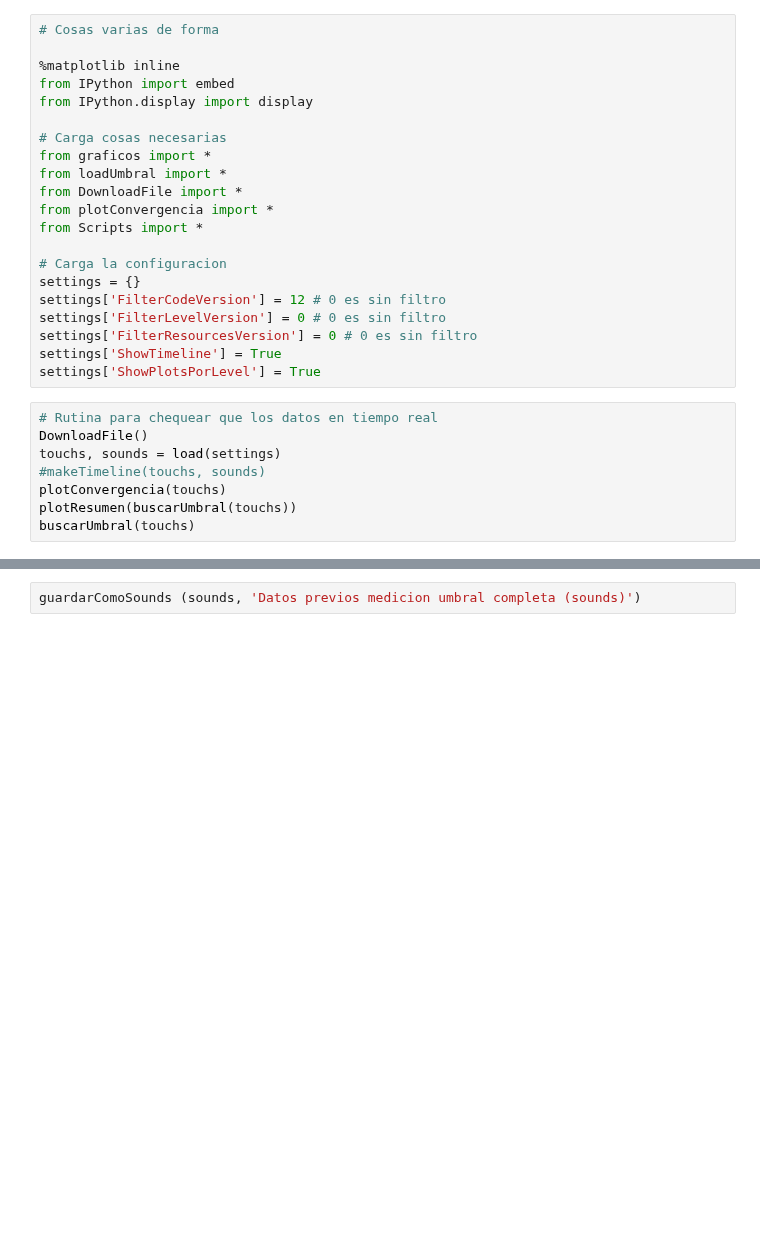
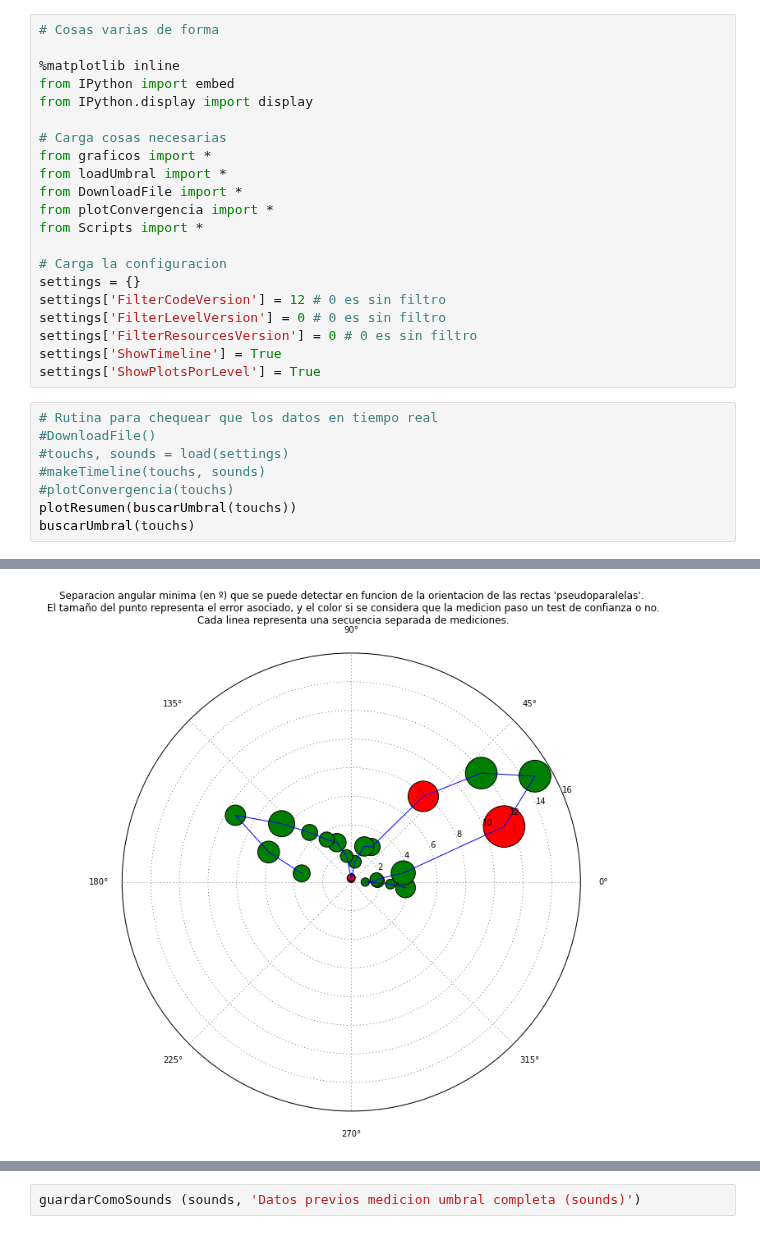
Before and after one commit to IoniUTDT/IPyVisound, a Jupyter notebook: AnalisisUmbral.ipynb, the cells around one changed output, grey strips where cells are left out. Saved outputs shown, nothing was run; the diff lists cells and outputs as text; blank space fills up the shorter version.

```diff
--- a/AnalisisUmbral.ipynb
+++ b/AnalisisUmbral.ipynb
@@ -21,9 +21,10 @@ settings['ShowTimeline'] = True
 settings['ShowPlotsPorLevel'] = True
 # %%
 # Rutina para chequear que los datos en tiempo real
-DownloadFile()
-touchs, sounds = load(settings)
+#DownloadFile()
+#touchs, sounds = load(settings)
 #makeTimeline(touchs, sounds)
-plotConvergencia(touchs)
+#plotConvergencia(touchs)
 plotResumen(buscarUmbral(touchs))
 buscarUmbral(touchs)
+# %% [output]
@@ -29,0 +48 @@ buscarUmbral(touchs)
+[figure, added]
```
Also changed, not shown: parts of 3 cells of this notebook, 3 other files.
